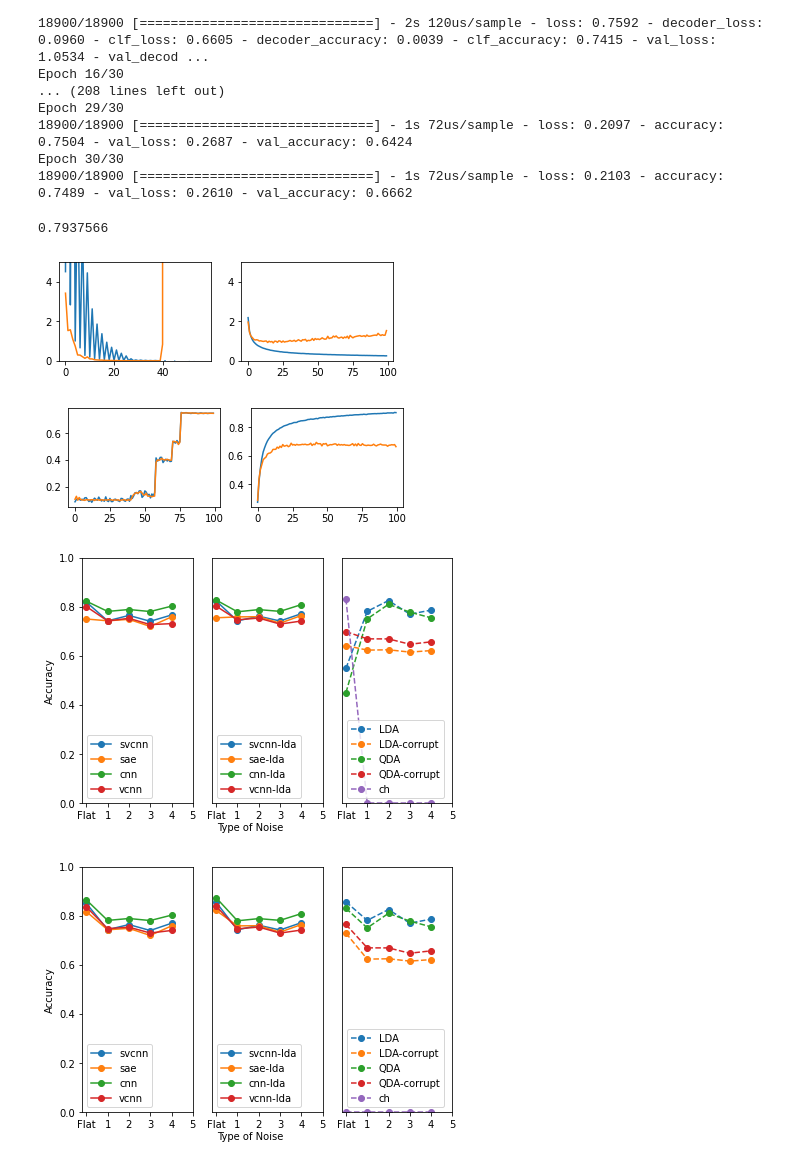
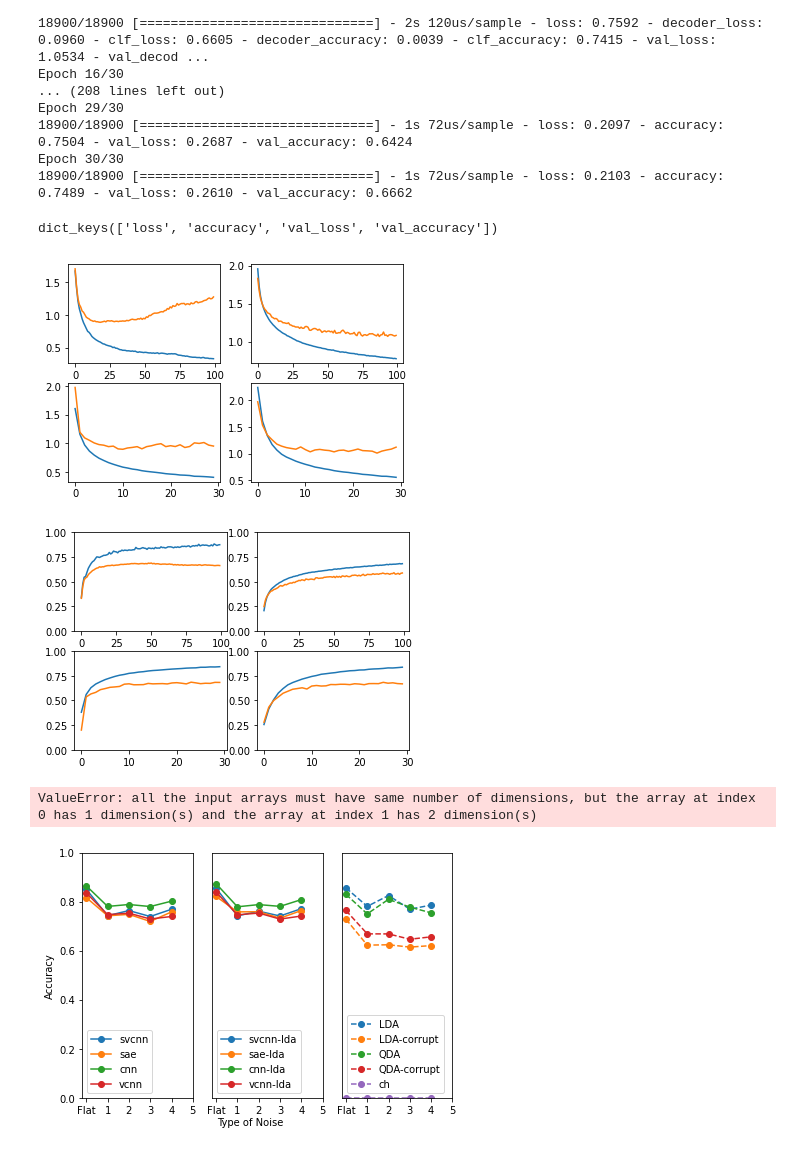
Before and after one commit to yuniteh/latent_rep, a Jupyter notebook: python/loop_main.ipynb, the cells around one changed output. Saved outputs shown, nothing was run; the diff lists cells and outputs as text; code cells hidden in the pictures.

Commit message:
loop noise new working kind of

```diff
--- a/python/loop_main.ipynb
+++ b/python/loop_main.ipynb
@@ -64,10 +50,10 @@ Epoch 29/30
 18900/18900 [==============================] - 1s 72us/sample - loss: 0.2097 - accuracy: 0.7504 - val_loss: 0.2687 - val_accuracy: 0.6424
 Epoch 30/30
 18900/18900 [==============================] - 1s 72us/sample - loss: 0.2103 - accuracy: 0.7489 - val_loss: 0.2610 - val_accuracy: 0.6662
-# %%
-vcnn_hist['accuracy'][-1]
-# %% [output]
-0.7937566
+# %%
+sae_hist.keys()
+# %% [output]
+dict_keys(['loss', 'accuracy', 'val_loss', 'val_accuracy'])
 # %%
 sub_all = acc_all[0,...]
 sub_clean = acc_clean[0,...]
@@ -86,10 +72,10 @@ n_test = 0
 lr = 0.001
 den = False
 
-loss = np.zeros((4,2,epochs))
-val_loss = np.zeros((4,2,epochs))
-acc = np.zeros((4,2,epochs))
-val_acc = np.zeros((4,2,epochs))
+loss = np.full([4,4,epochs],np.nan)
+val_loss = np.full([4,4,epochs],np.nan)
+acc = np.full([4,4,epochs],np.nan)
+val_acc = np.full([4,4,epochs],np.nan)
 
 for sub in range(1,2):#6):
     for cv in range(1,5):
@@ -100,45 +86,50 @@ for sub in range(1,2):#6):
         with open(filename + '_hist.p', 'rb') as f:
             svae_hist, sae_hist, cnn_hist, vcnn_hist = pickle.load(f)
         svae_hist = np.transpose(svae_hist)
-        loss[cv-1,...] = np.array([svae_hist[3,:], sae_hist['loss']])#, cnn_hist['loss'], vcnn_hist['loss']])
-        val_loss[cv-1,...] = np.array([svae_hist[10,:], sae_hist['val_loss']])#, cnn_hist['val_loss'], vcnn_hist['val_loss']])
-        acc[cv-1,...] = np.array([svae_hist[6,:], sae_hist['clf_accuracy']])#, cnn_hist['accuracy'], vcnn_hist['accuracy']])
-        val_acc[cv-1,...] = np.array([svae_hist[-1,:], sae_hist['val_clf_accuracy']])#, cnn_hist['val_accuracy'], vcnn_hist['val_accuracy']])
+        loss[cv-1,:2,:] = np.array([svae_hist[2,:], sae_hist['loss']])#, cnn_hist['loss'], vcnn_hist['loss']])
+        val_loss[cv-1,:2,:] = np.array([svae_hist[9,:], sae_hist['val_loss']])#, cnn_hist['val_loss'], vcnn_hist['val_loss']])
+        acc[cv-1,:2,:] = np.array([svae_hist[5,:], sae_hist['accuracy']])#, cnn_hist['accuracy'], vcnn_hist['accuracy']])
+        val_acc[cv-1,:2,:] = np.array([svae_hist[-2,:], sae_hist['val_accuracy']])#, cnn_hist['val_accuracy'], vcnn_hist['val_accuracy']])
+
+        loss[cv-1,2:,0:30] = np.array([cnn_hist['loss'], vcnn_hist['loss']])
+        val_loss[cv-1,2:,0:30] = np.array([cnn_hist['val_loss'], vcnn_hist['val_loss']])
+        acc[cv-1,2:,0:30] = np.array([cnn_hist['accuracy'], vcnn_hist['clf_accuracy']])
+        val_acc[cv-1,2:,0:30] = np.array([cnn_hist['val_accuracy'], vcnn_hist['val_clf_accuracy']])
 
         # loss[cv-1,...] = np.array([svae_hist['loss'], sae_hist['loss'], cnn_hist['loss'], vcnn_hist['loss']])
         # val_loss[cv-1,...] = np.array([svae_hist['val_loss'], sae_hist['val_loss'], cnn_hist['val_loss'], vcnn_hist['val_loss']])
         # acc[cv-1,...] = np.array([svae_hist['clf_accuracy'], sae_hist['accuracy'], cnn_hist['accuracy'], vcnn_hist['accuracy']])
         # val_acc[cv-1,...] = np.array([svae_hist['val_clf_accuracy'], sae_hist['val_accuracy'], cnn_hist['val_accuracy'], vcnn_hist['val_accuracy']])
 
     resultsfile = filename
     # with open(resultsfile + '_results.p', 'rb') as f:
     #     acc_all, acc_clean, acc_noise = pickle.load(f)
 
     ave_loss = np.mean(loss,axis=0)
     ave_val = np.mean(val_loss,axis=0)
     ave_acc = np.mean(acc,axis=0)
     ave_val_acc = np.mean(val_acc,axis=0)
 
     plt.figure(sub)
-    for i in range(0,2):
+    for i in range(0,4):
         ax = plt.subplot(2,2,i+1)
         ax.plot(ave_loss[i])
         ax.plot(ave_val[i])
-        ax.set_ylim(0,5)
+        # ax.set_ylim(0,5)
         # ax.set_ylim(np.min(ave_loss[i]),np.max(ave_val[i]))
         # if i < 3:
         #     ax.set_ylim(0,1.5)
         # else:
         #     ax.set_ylim(0,0.4)
     plt.figure(sub+1)
-    for i in range(0,2):
+    for i in range(0,4):
         ax2 = plt.subplot(2,2,i+1)
         ax2.plot(ave_acc[i])
         ax2.plot(ave_val_acc[i])
         # ax2.set_ylim(np.min(ave_val_acc[i]),np.max(ave_acc[i]))
-        # ax2.set_ylim(0,1)
+        ax2.set_ylim(0,1)
 # %% [output]
-[figure, old version]
+[figure, new version]
-[figure, old version]
+[figure, new version]
 # %%
 # Load noise results
@@ -148,11 +149,11 @@ sub_all, sub_noise, sub_clean, flat_ave_all, flat_ave_noise, flat_ave_clean = lp
 # Plot accuracy vs. noise
 fig,ax = plt.subplots(1,3)
 for i in range(0,4):
-    _ave_noise[:,i],ave_noise[:,i])),'-o')
+    ax[0].plot(np.hstack((ave_noise[:,i],ave_noise[:,i])),'-o')
 for i in range(4,8):
     ax[1].plot(np.hstack((flat_ave_noise[:,i],ave_noise[:,i])),'-o')
 for i in range(8,13):
-    ax[2].plot(np.hstack((flat_ave),'--o')
+    ax[2].plot(np.hstack((flat_ave),'--o'))
 ax[0].set_ylabel('Accuracy')
 fig.text(0.5, 0, 'Type of Noise', ha='center')
 ax[0].legend(['svcnn','sae','cnn','vcnn'])
@@ -167,7 +168,7 @@ for i in range(0,3):
 
 fig.set_tight_layout(True)
 # %% [output]
-[figure, removed]
+ValueError: all the input arrays must have same number of dimensions, but the array at index 0 has 1 dimension(s) and the array at index 1 has 2 dimension(s)
 # %%
 # Plot accuracy vs. noise
 fig,ax = plt.subplots(1,3)
```
Also changed, not shown: parts of 5 cells of this notebook, 2 other files.
